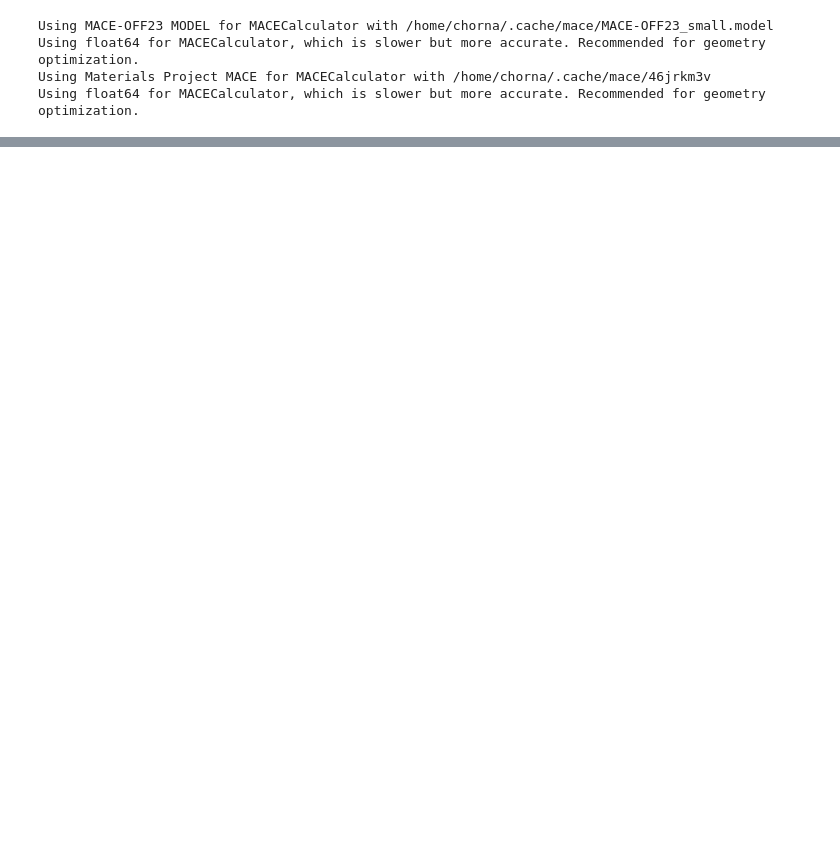
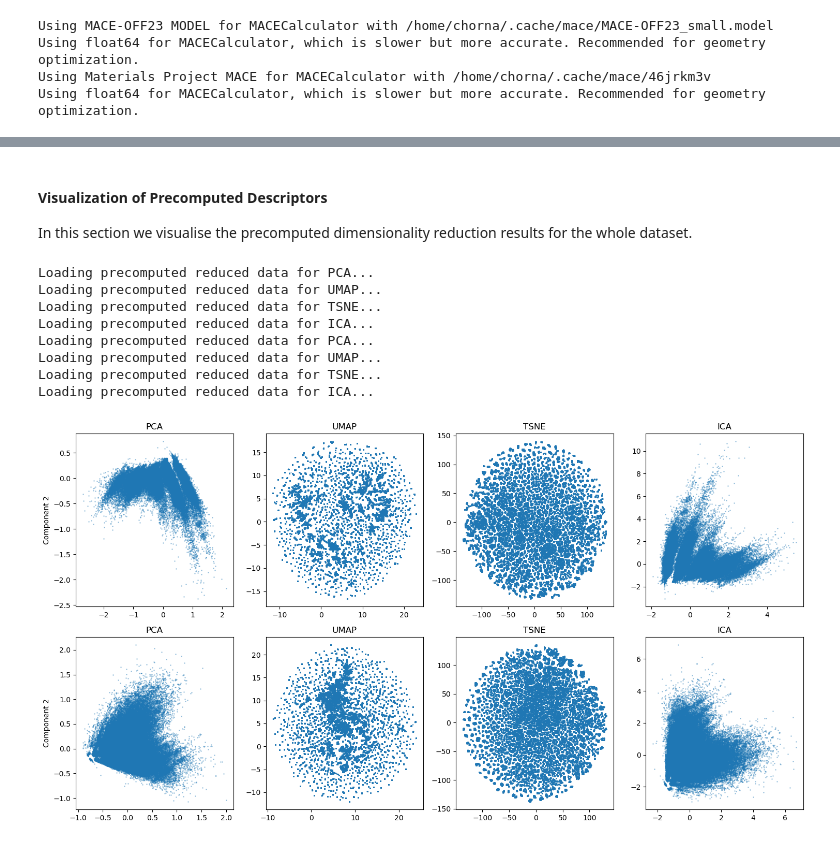
Before and after one commit to lab-cosmo/atomistic-cookbook, a Jupyter notebook: examples/chemiscope_auto/chemiscope_auto.ipynb, the cells around one changed output, grey strips where cells are left out. Drawn from its saved outputs; the diff is of its cells as text; code cells hidden in the pictures; blank space fills up the shorter version.

```diff
--- a/examples/chemiscope_auto/chemiscope_auto.ipynb
+++ b/examples/chemiscope_auto/chemiscope_auto.ipynb
@@ -424,0 +233,44 @@ Xfeat = feat.block(0).values
+# %% [markdown]
+#### Visualization of Precomputed Descriptors
+In this section we visualise the precomputed dimensionality reduction results for the whole dataset.
+# %%
+reduced_points = {}
+
+# descriptor_names = ["mace_off", "mace_mp", "soap"]
+descriptor_names = ["mace_off", "mace_mp"]
+
+fig, axes = plt.subplots(len(descriptor_names), len(methods), figsize=(15, 8))
+
+for i, descriptor_name in enumerate(descriptor_names):
+    for j, method in enumerate(methods):
+        ax = axes[i, j]
+
+        # Load precomputed data points for this descriptor and method
+        print(f"Loading precomputed reduced data for {method}...")
+        name = f"{method}_{descriptor_name}"
+        points_path = os.path.join("data", f"{name}_points.npy")
+        X_reduced = np.load(points_path)
+
+        # Save to the object to use later
+        reduced_points[name] = X_reduced
+
+        # Scatter plot
+        ax.scatter(X_reduced[:, 0], X_reduced[:, 1], alpha=0.3, s=1)
+        ax.set_title(method)
+        if i == len(descriptors) - 1:  # Last row
+            ax.set_xlabel("Component 1")
+        if j == 0:
+            ax.set_ylabel("Component 2")
+
+plt.tight_layout()
+plt.show()
+# %% [output]
+Loading precomputed reduced data for PCA...
+Loading precomputed reduced data for UMAP...
+Loading precomputed reduced data for TSNE...
+Loading precomputed reduced data for ICA...
+Loading precomputed reduced data for PCA...
+Loading precomputed reduced data for UMAP...
+Loading precomputed reduced data for TSNE...
+Loading precomputed reduced data for ICA...
+[figure, added]
```
Also changed, not shown: parts of 81 cells of this notebook, 1 other file.
